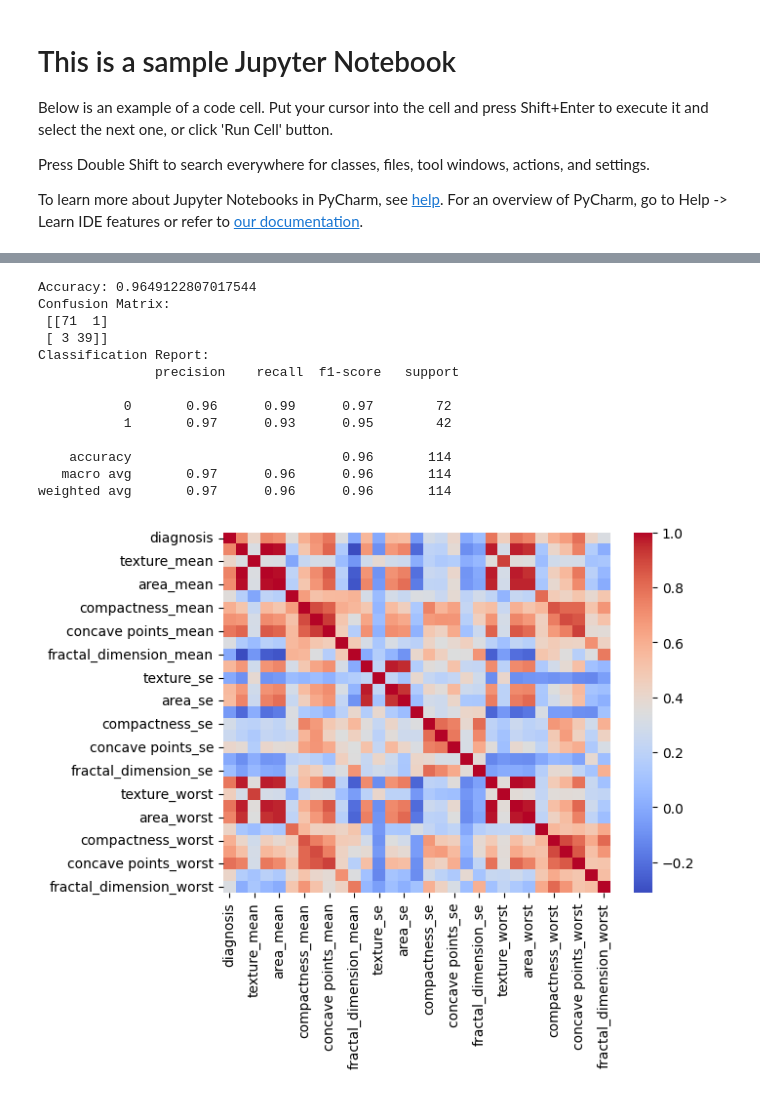
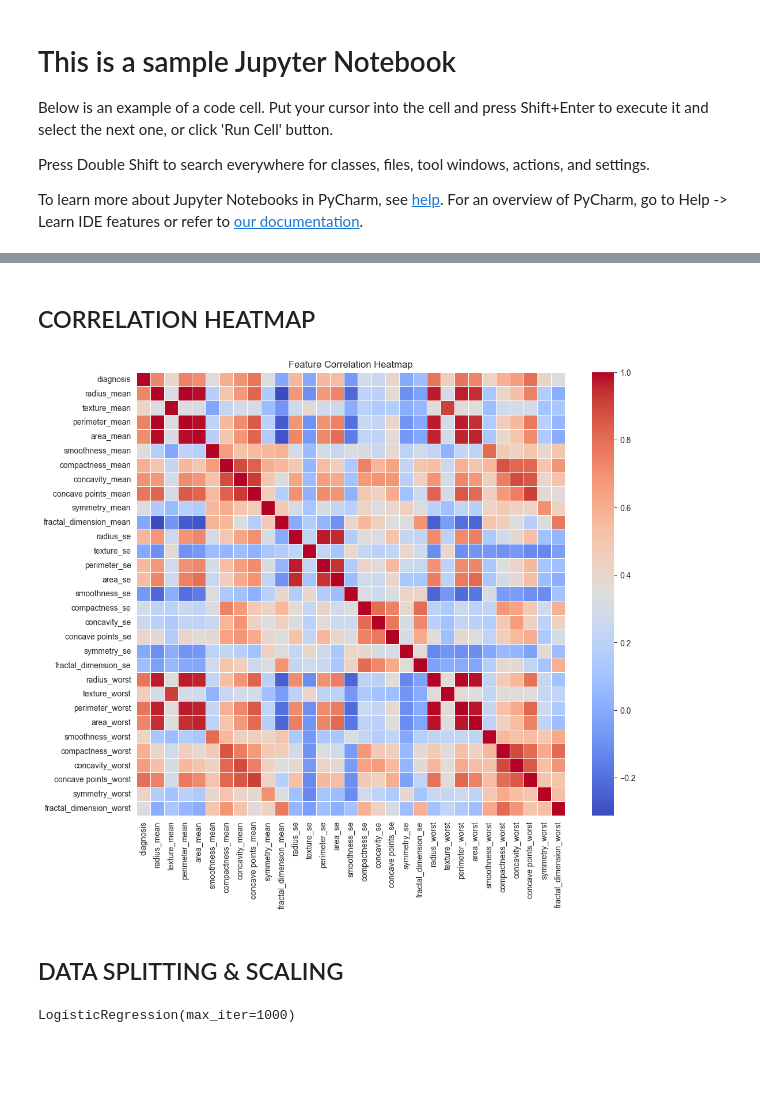
Before and after one commit to rezgui-yessin/cancer-breast-v2, a Jupyter notebook: sample.ipynb, the cells around one changed output, grey strips where cells are left out. Drawn from its saved outputs; the diff is of its cells as text; code cells hidden in the pictures; blank space fills up the shorter version.

```diff
--- a/sample.ipynb
+++ b/sample.ipynb
@@ -38 +105,12 @@ df['diagnosis'] = df['diagnosis'].map({'M':1, 'B':0})
+# %% [markdown]
+## CORRELATION HEATMAP
+# %%
+plt.figure(figsize=(12,10))
+sns.heatmap(df.corr(), cmap='coolwarm', linewidths=0.5)
+plt.title("Feature Correlation Heatmap")
+plt.show()
+# %% [output]
+[figure, added]
+# %% [markdown]
+## DATA SPLITTING & SCALING
 # %%
@@ -50,37 +130,7 @@ scaler = StandardScaler()
 X_train = scaler.fit_transform(X_train)
 X_test = scaler.transform(X_test)
 # %%
-# python
-from sklearn.linear_model import LogisticRegression
-
-# Crée et entraîne un modèle (X_train et y_train doivent déjà exister et être prétraités)
-model = LogisticRegression(random_state=42, max_iter=1000)
-model.fit(X_train, y_train)
-
-# Prédiction et affichage des métriques
-y_pred = model.predict(X_test)
-
-print("Accuracy:", accuracy_score(y_test, y_pred))
-print("Confusion Matrix:\n", confusion_matrix(y_test, y_pred))
-print("Classification Report:\n", classification_report(y_test, y_pred))
+log_model = LogisticRegression(max_iter=1000)
+log_model.fit(X_train, y_train)
 # %% [output]
-Accuracy: 0.9649122807017544
-Confusion Matrix:
- [[71  1]
- [ 3 39]]
-Classification Report:
-               precision    recall  f1-score   support
-
-           0       0.96      0.99      0.97        72
-           1       0.97      0.93      0.95        42
-
-    accuracy                           0.96       114
-   macro avg       0.97      0.96      0.96       114
-weighted avg       0.97      0.96      0.96       114
+LogisticRegression(max_iter=1000)
-# %%
-
-# Correlation heatmap
-sns.heatmap(df.corr(), cmap="coolwarm")
-plt.show()
-# %% [output]
-[figure, removed]
```
Also changed, not shown: parts of 19 cells of this notebook.
